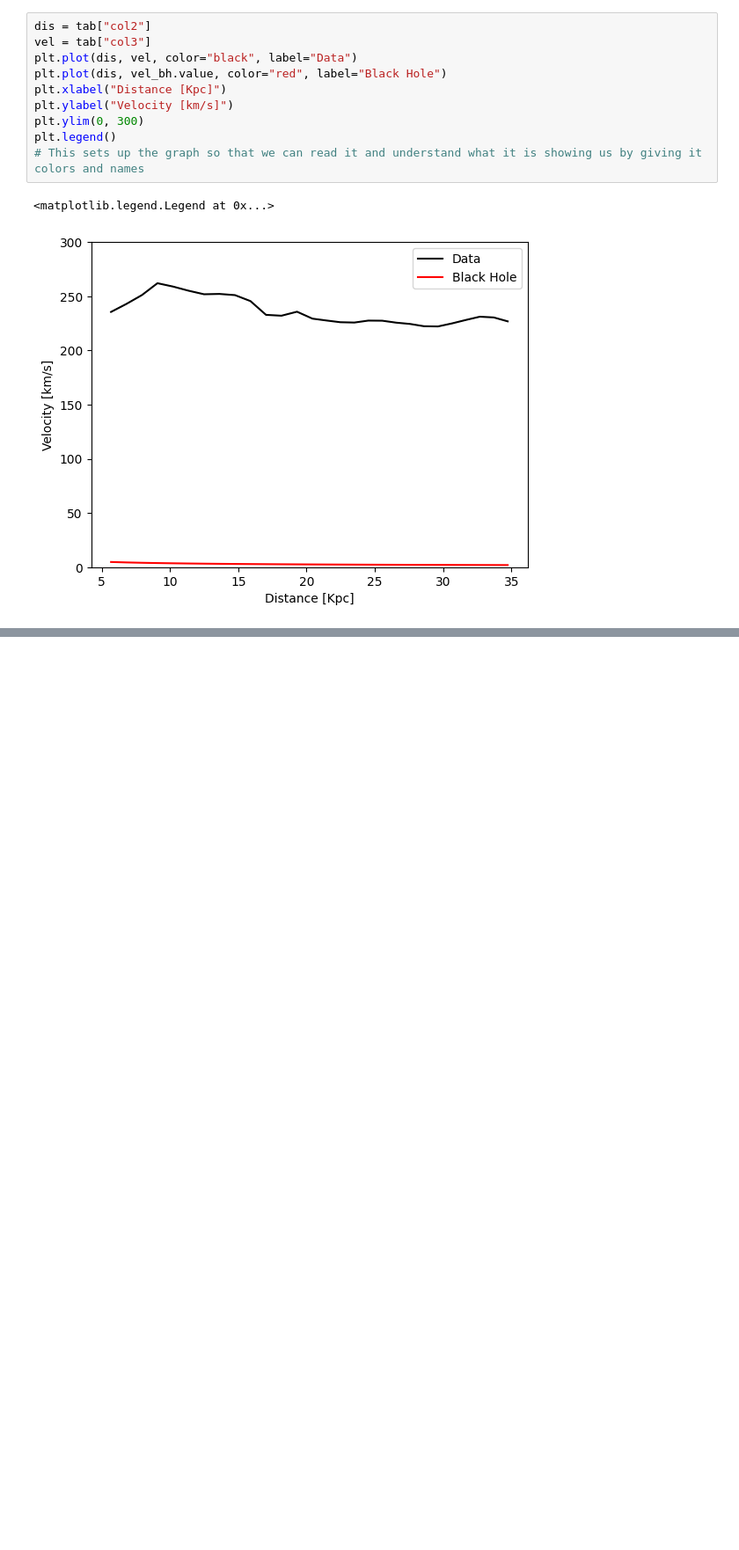
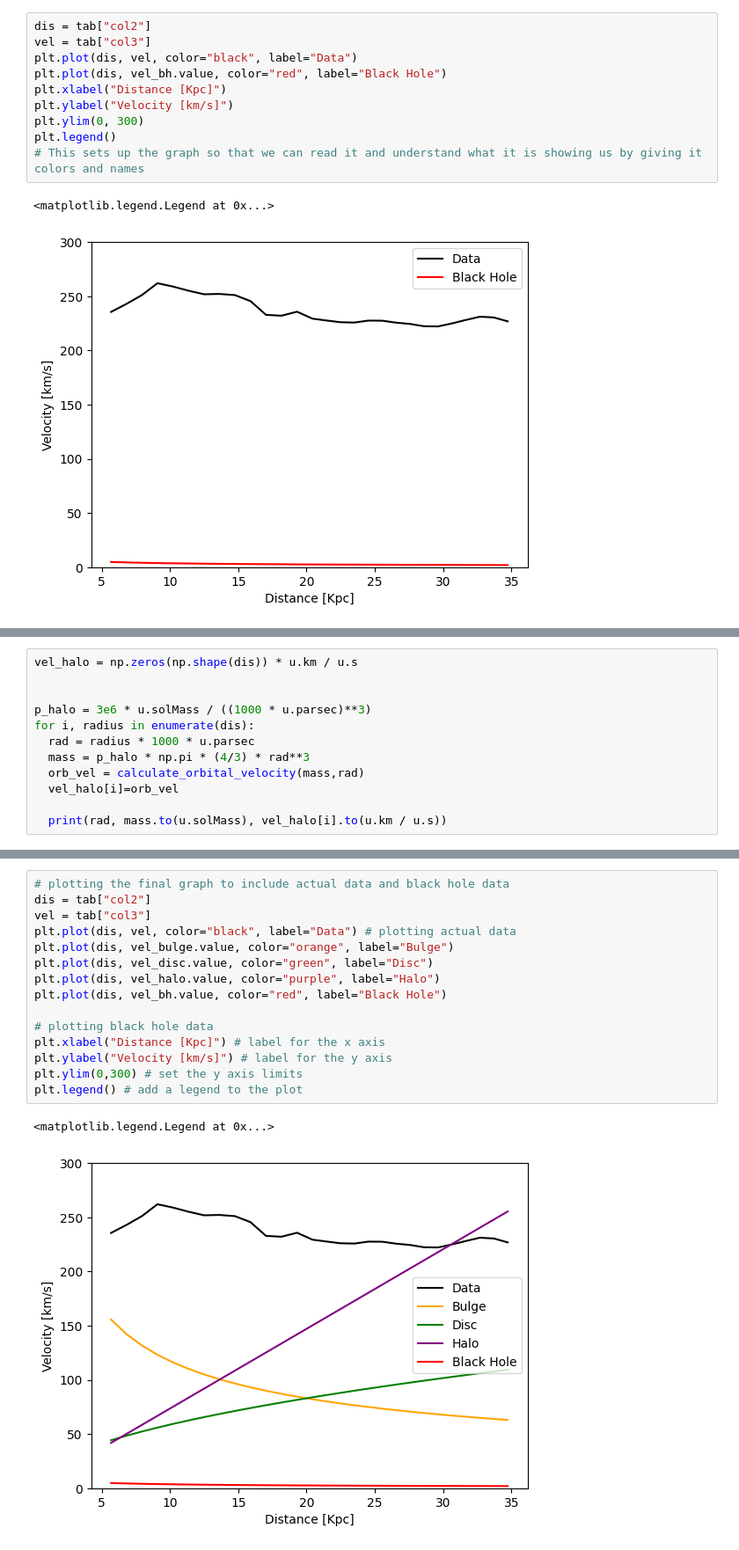
Before and after one commit to luckeydoo6/Dark-Matter, a Jupyter notebook: class_demo_orbital_velocity.ipynb, the cells around one changed output, grey strips where cells are left out. Shown at 88% size. Drawn from its saved outputs; the diff is of its cells as text; blank space fills up the shorter version.

```diff
--- a/class_demo_orbital_velocity.ipynb
+++ b/class_demo_orbital_velocity.ipynb
@@ -106,0 +208,12 @@ $[4.7661423,~4.352789,~4.0286321,~3.7696259,~3.5531679,~3.3716559,~3.2141042,~3.
+# %%
+vel_halo = np.zeros(np.shape(dis)) * u.km / u.s
+
+
+p_halo = 3e6 * u.solMass / ((1000 * u.parsec)**3)
+for i, radius in enumerate(dis):
+  rad = radius * 1000 * u.parsec
+  mass = p_halo * np.pi * (4/3) * rad**3
+  orb_vel = calculate_orbital_velocity(mass,rad)
+  vel_halo[i]=orb_vel
+
+  print(rad, mass.to(u.solMass), vel_halo[i].to(u.km / u.s))
@@ -106,0 +238,18 @@ $[4.7661423,~4.352789,~4.0286321,~3.7696259,~3.5531679,~3.3716559,~3.2141042,~3.
+# %%
+# plotting the final graph to include actual data and black hole data
+dis = tab["col2"]
+vel = tab["col3"]
+plt.plot(dis, vel, color="black", label="Data") # plotting actual data
+plt.plot(dis, vel_bulge.value, color="orange", label="Bulge")
+plt.plot(dis, vel_disc.value, color="green", label="Disc")
+plt.plot(dis, vel_halo.value, color="purple", label="Halo")
+plt.plot(dis, vel_bh.value, color="red", label="Black Hole")
+
+# plotting black hole data
+plt.xlabel("Distance [Kpc]") # label for the x axis
+plt.ylabel("Velocity [km/s]") # label for the y axis
+plt.ylim(0,300) # set the y axis limits
+plt.legend() # add a legend to the plot
+# %% [output]
+<matplotlib.legend.Legend at 0x...>
+[figure, added]
```
Also changed, not shown: parts of 9 cells of this notebook.
